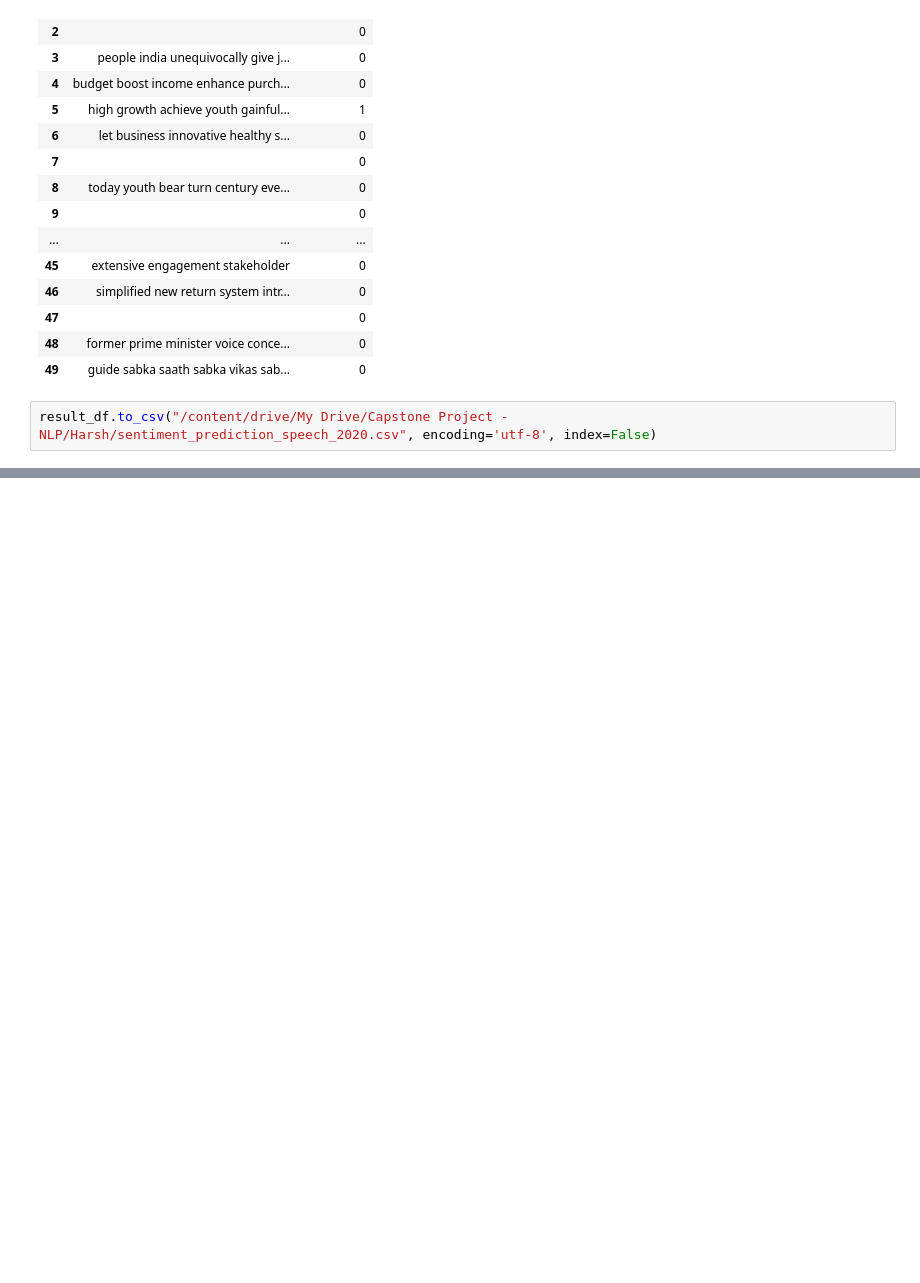
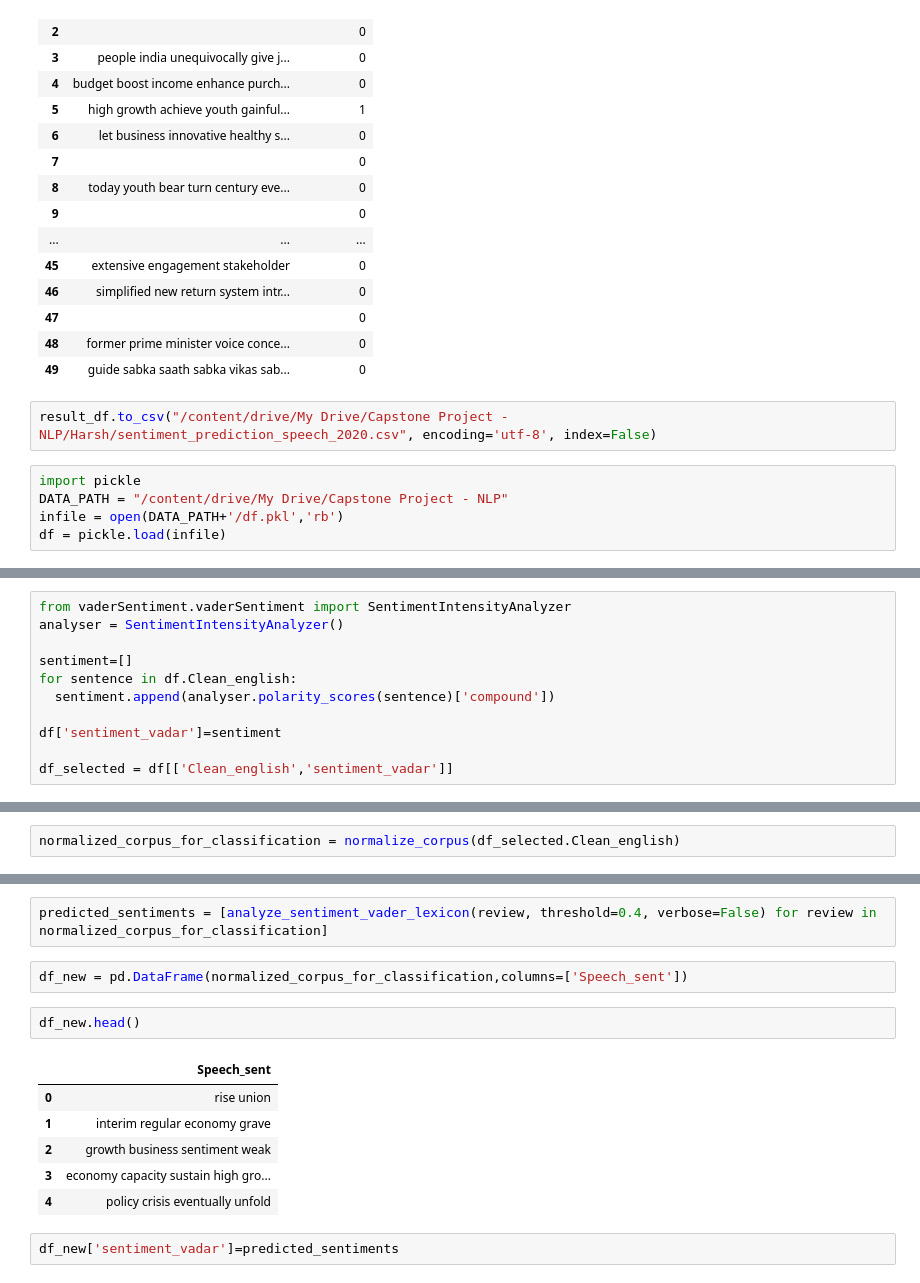
Before and after one commit to solharsh/Capstone_Sentiment_Analysis, a Jupyter notebook: Classification_Checkpoint.ipynb, the cells around one changed output, grey strips where cells are left out. Cells and saved outputs as stored; diff of their text form; blank space fills up the shorter version.

```diff
--- a/Classification_Checkpoint.ipynb
+++ b/Classification_Checkpoint.ipynb
@@ -517,3 +525,8 @@ result_df.head(50)
 | 49 | guide sabka saath sabka vikas sab... | 0 |
 # %%
 result_df.to_csv("/content/drive/My Drive/Capstone Project - NLP/Harsh/sentiment_prediction_speech_2020.csv", encoding='utf-8', index=False)
+# %%
+import pickle
+DATA_PATH = "/content/drive/My Drive/Capstone Project - NLP"
+infile = open(DATA_PATH+'/df.pkl','rb')
+df = pickle.load(infile)
@@ -519,0 +542,11 @@ result_df.to_csv("/content/drive/My Drive/Capstone Project - NLP/Harsh/sentiment
+# %%
+from vaderSentiment.vaderSentiment import SentimentIntensityAnalyzer
+analyser = SentimentIntensityAnalyzer()
+
+sentiment=[]
+for sentence in df.Clean_english:
+  sentiment.append(analyser.polarity_scores(sentence)['compound'])
+
+df['sentiment_vadar']=sentiment
+
+df_selected = df[['Clean_english','sentiment_vadar']]
@@ -519,0 +649,2 @@ result_df.to_csv("/content/drive/My Drive/Capstone Project - NLP/Harsh/sentiment
+# %%
+normalized_corpus_for_classification = normalize_corpus(df_selected.Clean_english)
@@ -519,0 +768,15 @@ result_df.to_csv("/content/drive/My Drive/Capstone Project - NLP/Harsh/sentiment
+# %%
+predicted_sentiments = [analyze_sentiment_vader_lexicon(review, threshold=0.4, verbose=False) for review in normalized_corpus_for_classification]
+# %%
+df_new = pd.DataFrame(normalized_corpus_for_classification,columns=['Speech_sent'])
+# %%
+df_new.head()
+# %% [output]
+|  | Speech_sent |
+| 0 | rise union |
+| 1 | interim regular economy grave |
+| 2 | growth business sentiment weak |
+| 3 | economy capacity sustain high gro... |
+| 4 | policy crisis eventually unfold |
+# %%
+df_new['sentiment_vadar']=predicted_sentiments
```
Also changed, not shown: parts of 36 cells of this notebook.
